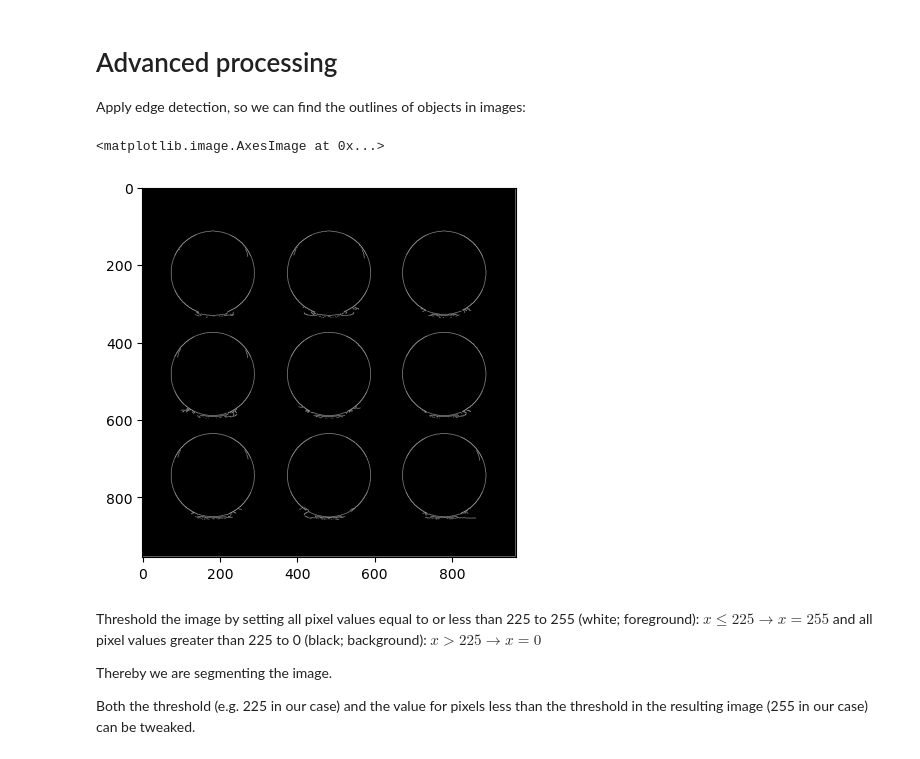
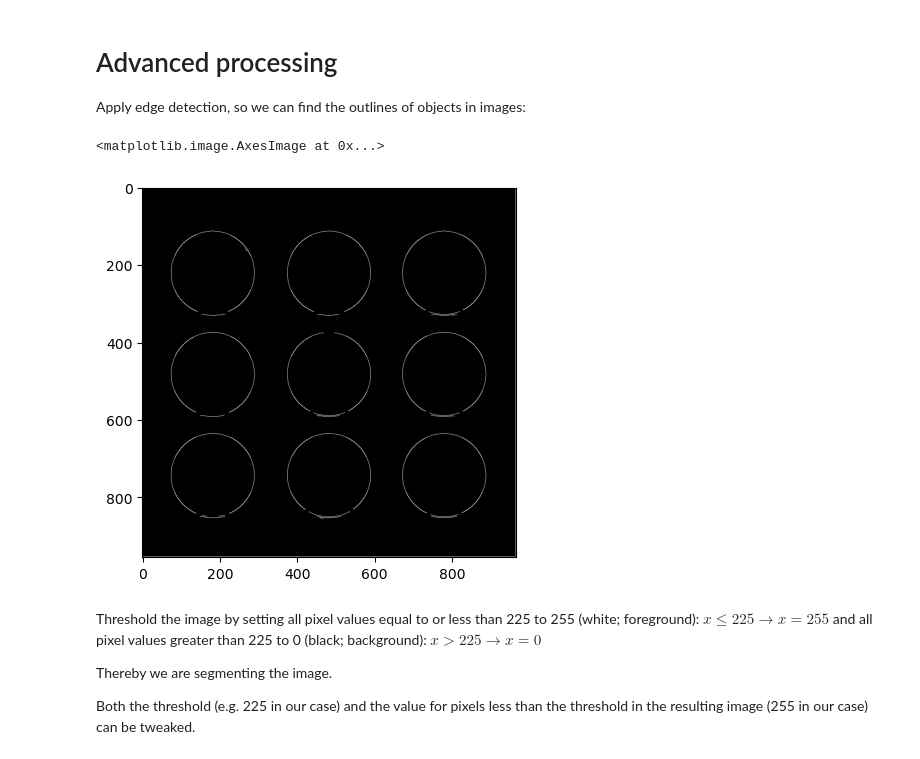
Before and after one commit to VadorInPython/34759_Perception_4_Autonomous_Systems, a Jupyter notebook: Exercise 2.ipynb, the cells around one changed output. Cells and saved outputs as stored; diff of their text form; code cells hidden in the pictures.

```diff
--- a/Exercise 2.ipynb
+++ b/Exercise 2.ipynb
@@ -141,11 +188,11 @@ plt.imshow(gray, cmap = 'gray')
 # Advanced processing
 Apply edge detection, so we can find the outlines of objects in images:
 # %%
-edged = cv2.Canny(gray, 30, 100)
+edged = cv2.Canny(gray, 100, 132)
 plt.imshow(edged, cmap='gray')
 # %% [output]
 <matplotlib.image.AxesImage at 0x...>
-[figure, old version]
+[figure, new version]
 # %% [markdown]
 Threshold the image by setting all pixel values equal to or less than 225 to 255 (white; foreground): $x \le 225 \rightarrow x = 255$ and all pixel values greater than 225 to 0 (black; background): $x \gt 225 \rightarrow x=0$
 
```
Also changed, not shown: parts of 12 cells of this notebook.
